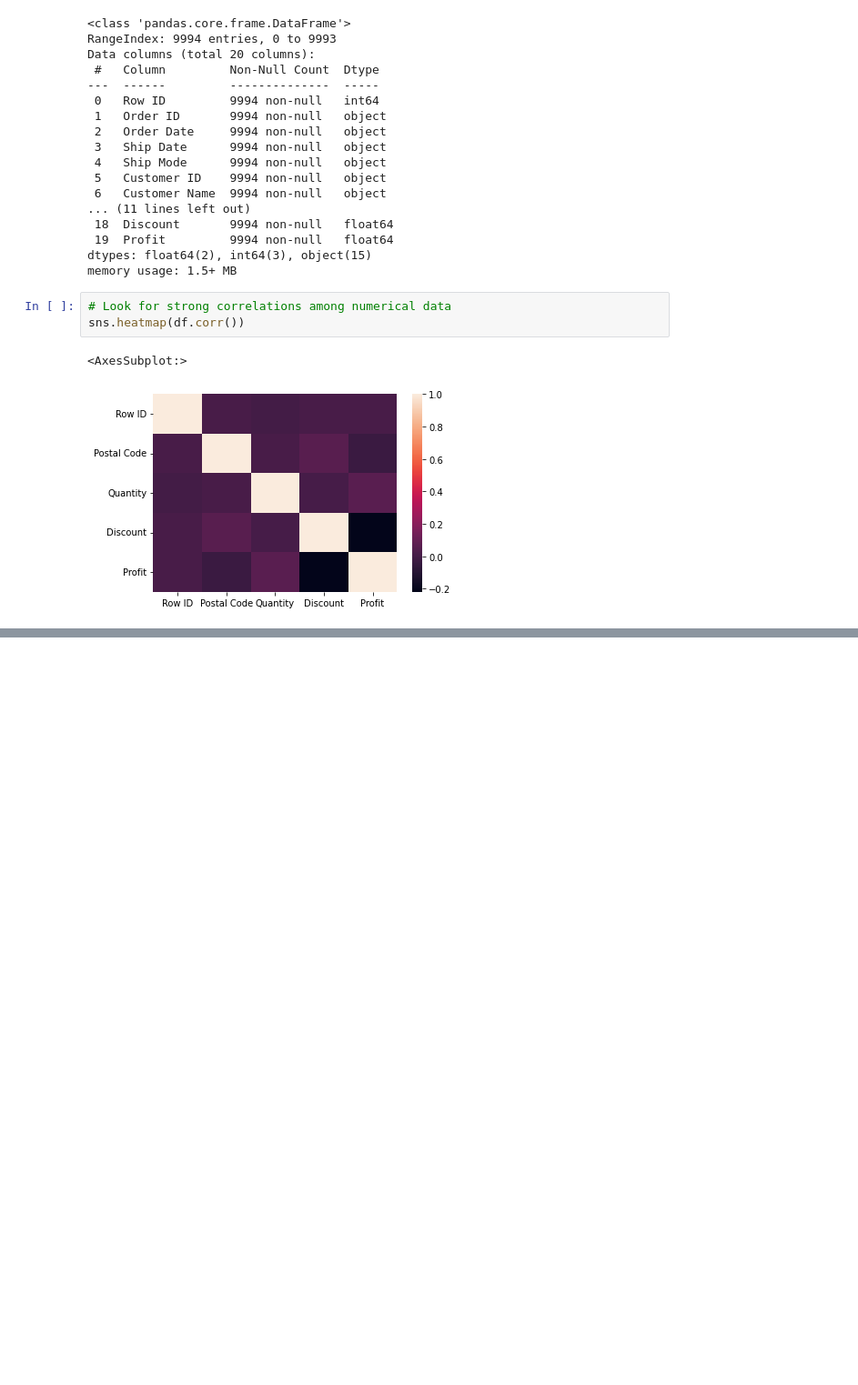
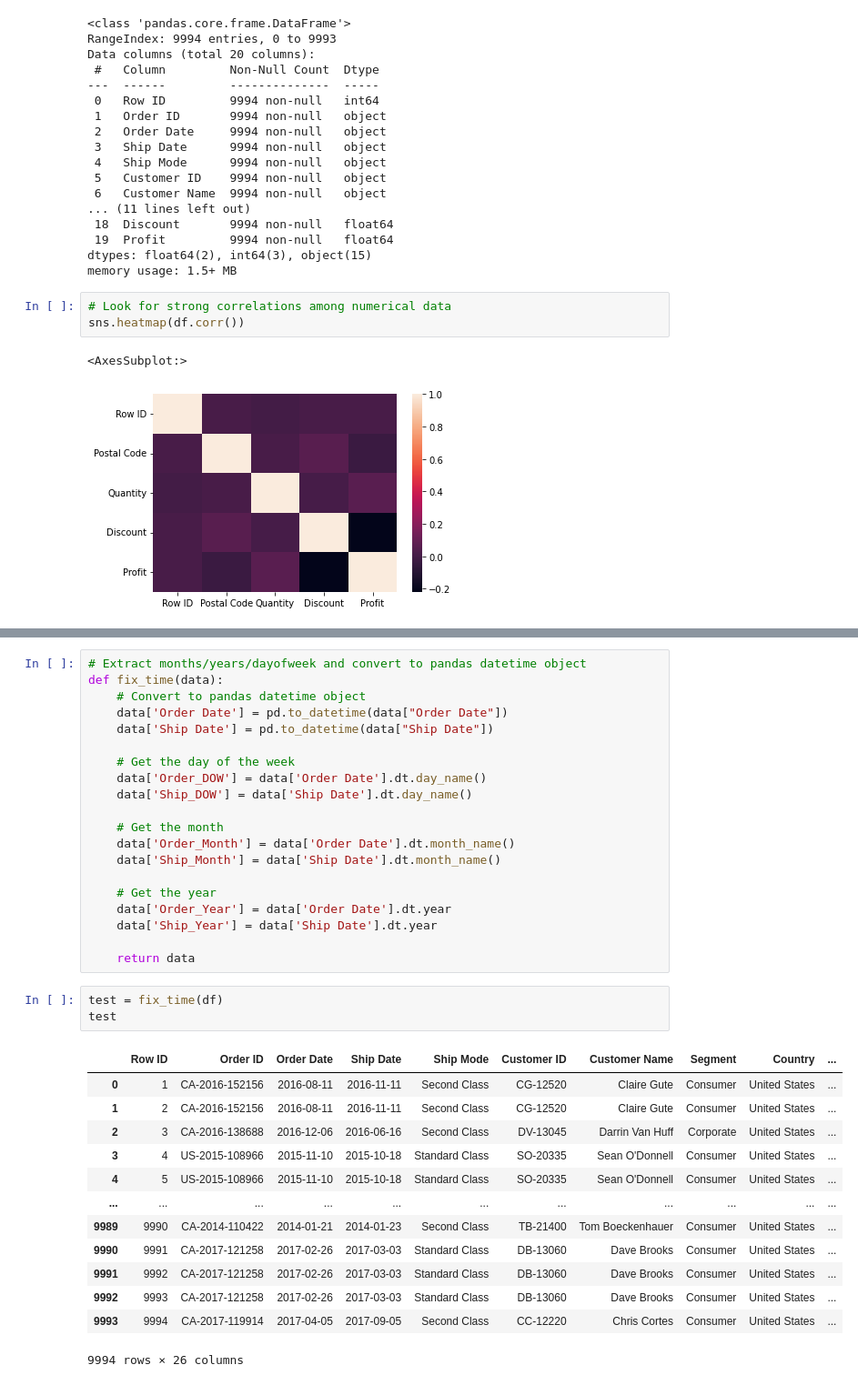
Before and after one commit to ecSanders/Sales-Prediction, a Jupyter notebook: Data Analysis/sales_EDA.ipynb, the cells around one changed output, grey strips where cells are left out. Shown: that part at 91% size. Saved outputs shown, nothing was run; the diff lists cells and outputs as text; blank space fills up the shorter version.

Commit message:
Created fix_time function to extract time data

```diff
--- a/Data Analysis/sales_EDA.ipynb
+++ b/Data Analysis/sales_EDA.ipynb
@@ -95,0 +98,37 @@ thought. (Subject to revision)
+# %%
+# Extract months/years/dayofweek and convert to pandas datetime object
+def fix_time(data):
+    # Convert to pandas datetime object
+    data['Order Date'] = pd.to_datetime(data["Order Date"])
+    data['Ship Date'] = pd.to_datetime(data["Ship Date"])
+
+    # Get the day of the week
+    data['Order_DOW'] = data['Order Date'].dt.day_name()
+    data['Ship_DOW'] = data['Ship Date'].dt.day_name()
+
+    # Get the month
+    data['Order_Month'] = data['Order Date'].dt.month_name()
+    data['Ship_Month'] = data['Ship Date'].dt.month_name()
+
+    # Get the year
+    data['Order_Year'] = data['Order Date'].dt.year
+    data['Ship_Year'] = data['Ship Date'].dt.year
+
+    return data
+# %%
+test = fix_time(df)
+test
+# %% [output]
+|  | Row ID | Order ID | Order Date | Ship Date | Ship Mode | Customer ID | Customer Name | Segment | Country | ... |
+| 0 | 1 | CA-2016-152156 | 2016-08-11 | 2016-11-11 | Second Class | CG-12520 | Claire Gute | Consumer | United States | ... |
+| 1 | 2 | CA-2016-152156 | 2016-08-11 | 2016-11-11 | Second Class | CG-12520 | Claire Gute | Consumer | United States | ... |
+| 2 | 3 | CA-2016-138688 | 2016-12-06 | 2016-06-16 | Second Class | DV-13045 | Darrin Van Huff | Corporate | United States | ... |
+| 3 | 4 | US-2015-108966 | 2015-11-10 | 2015-10-18 | Standard Class | SO-20335 | Sean O'Donnell | Consumer | United States | ... |
+| 4 | 5 | US-2015-108966 | 2015-11-10 | 2015-10-18 | Standard Class | SO-20335 | Sean O'Donnell | Consumer | United States | ... |
+| ... | ... | ... | ... | ... | ... | ... | ... | ... | ... | ... |
+| 9989 | 9990 | CA-2014-110422 | 2014-01-21 | 2014-01-23 | Second Class | TB-21400 | Tom Boeckenhauer | Consumer | United States | ... |
+| 9990 | 9991 | CA-2017-121258 | 2017-02-26 | 2017-03-03 | Standard Class | DB-13060 | Dave Brooks | Consumer | United States | ... |
+| 9991 | 9992 | CA-2017-121258 | 2017-02-26 | 2017-03-03 | Standard Class | DB-13060 | Dave Brooks | Consumer | United States | ... |
+| 9992 | 9993 | CA-2017-121258 | 2017-02-26 | 2017-03-03 | Standard Class | DB-13060 | Dave Brooks | Consumer | United States | ... |
+| 9993 | 9994 | CA-2017-119914 | 2017-04-05 | 2017-09-05 | Second Class | CC-12220 | Chris Cortes | Consumer | United States | ... |
+9994 rows × 26 columns
```
Also changed, not shown: parts of 1 cell of this notebook.
